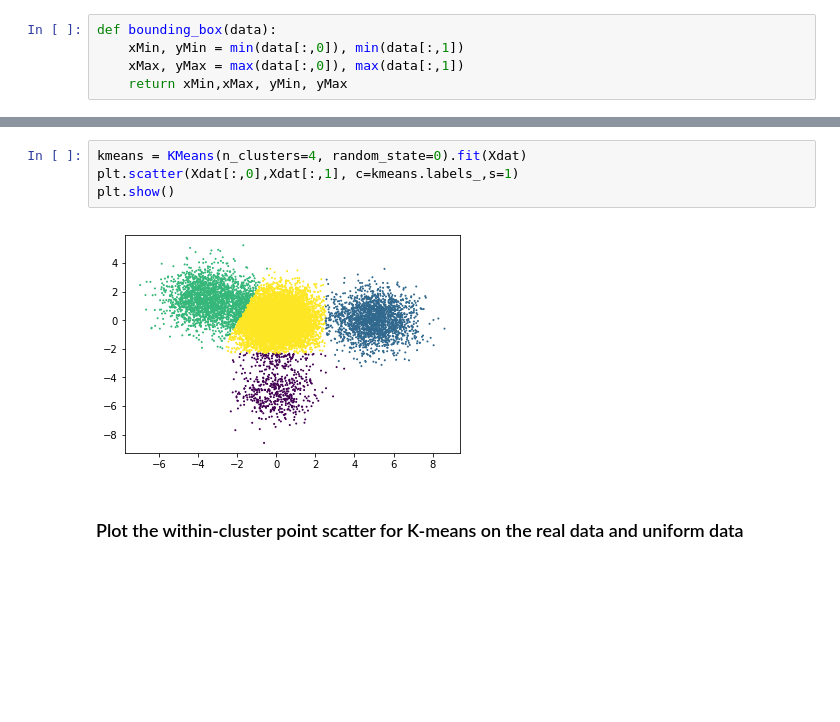
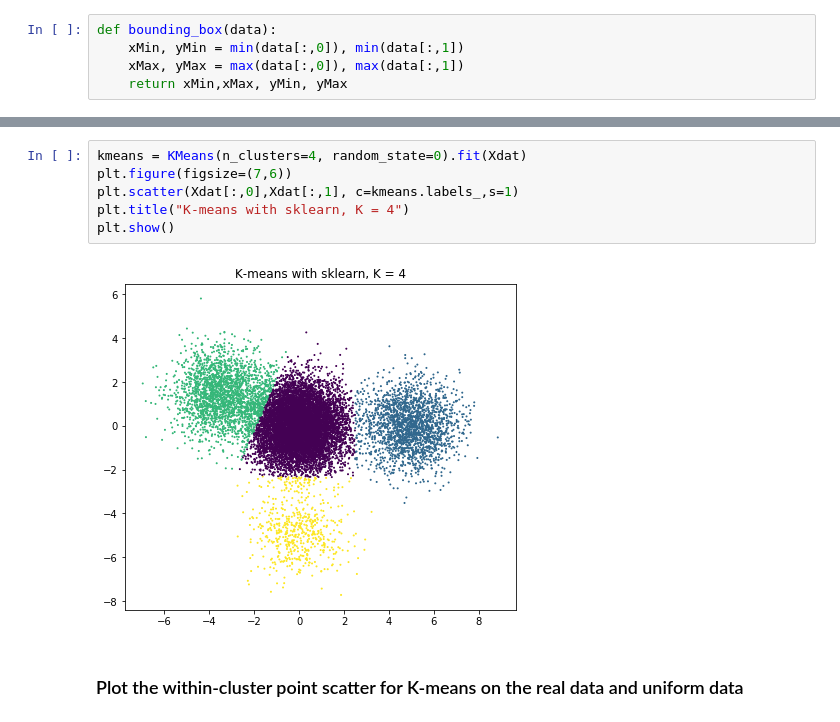
Before and after one commit to edforsberg/MME440_Project2, a Jupyter notebook: RaukonGap.ipynb, the cells around one changed output, grey strips where cells are left out. Saved outputs shown, nothing was run; the diff lists cells and outputs as text; blank space fills up the shorter version.

```diff
--- a/RaukonGap.ipynb
+++ b/RaukonGap.ipynb
@@ -41,9 +66,11 @@ plt.show()
 # %%
 kmeans = KMeans(n_clusters=4, random_state=0).fit(Xdat)
+plt.figure(figsize=(7,6))
 plt.scatter(Xdat[:,0],Xdat[:,1], c=kmeans.labels_,s=1)
+plt.title("K-means with sklearn, K = 4")
 plt.show()
 # %% [output]
-[figure, old version]
+[figure, new version]
 # %% [markdown]
 ### Plot the within-cluster point scatter for K-means on the real data and uniform data
 # %%
```
Also changed, not shown: parts of 13 cells of this notebook.
